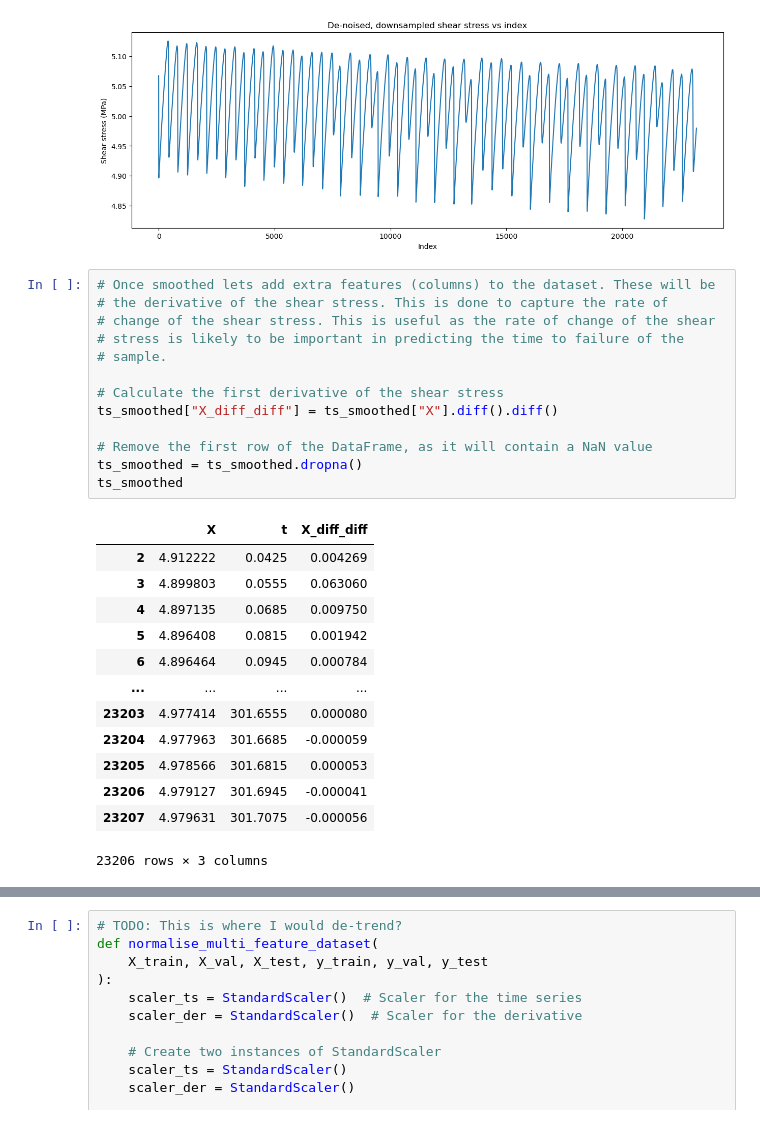
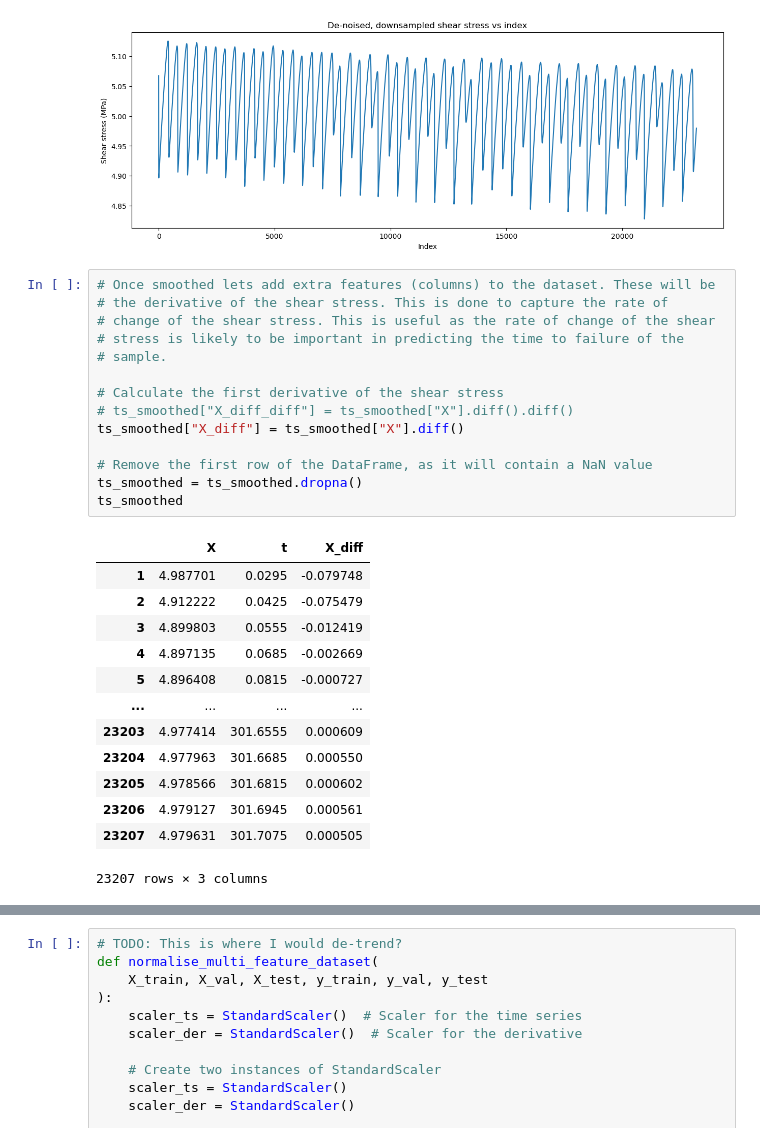
Before and after one commit to ai4er-cdt/earthquake-predictability, a Jupyter notebook: notebooks/AJS361 006 - One-shot multistep ts forecasting LSTM+derivative.ipynb, the cells around one changed output, grey strips where cells are left out. Cells and saved outputs as stored; diff of their text form.

```diff
--- a/notebooks/AJS361 006 - One-shot multistep ts forecasting LSTM+derivative.ipynb
+++ b/notebooks/AJS361 006 - One-shot multistep ts forecasting LSTM+derivative.ipynb
@@ -125,30 +125,31 @@ Text(0.5, 1.0, 'De-noised, downsampled shear stress vs index')
 # %%
 # Once smoothed lets add extra features (columns) to the dataset. These will be
 # the derivative of the shear stress. This is done to capture the rate of
 # change of the shear stress. This is useful as the rate of change of the shear
 # stress is likely to be important in predicting the time to failure of the
 # sample.
 
 # Calculate the first derivative of the shear stress
-ts_smoothed["X_diff_diff"] = ts_smoothed["X"].diff().diff()
+# ts_smoothed["X_diff_diff"] = ts_smoothed["X"].diff().diff()
+ts_smoothed["X_diff"] = ts_smoothed["X"].diff()
 
 # Remove the first row of the DataFrame, as it will contain a NaN value
 ts_smoothed = ts_smoothed.dropna()
 ts_smoothed
 # %% [output]
-|  | X | t | X_diff_diff |
-| 2 | 4.912222 | 0.0425 | 0.004269 |
-| 3 | 4.899803 | 0.0555 | 0.063060 |
-| 4 | 4.897135 | 0.0685 | 0.009750 |
-| 5 | 4.896408 | 0.0815 | 0.001942 |
-| 6 | 4.896464 | 0.0945 | 0.000784 |
+|  | X | t | X_diff |
+| 1 | 4.987701 | 0.0295 | -0.079748 |
+| 2 | 4.912222 | 0.0425 | -0.075479 |
+| 3 | 4.899803 | 0.0555 | -0.012419 |
+| 4 | 4.897135 | 0.0685 | -0.002669 |
+| 5 | 4.896408 | 0.0815 | -0.000727 |
 | ... | ... | ... | ... |
-| 23203 | 4.977414 | 301.6555 | 0.000080 |
-| 23204 | 4.977963 | 301.6685 | -0.000059 |
-| 23205 | 4.978566 | 301.6815 | 0.000053 |
-| 23206 | 4.979127 | 301.6945 | -0.000041 |
-| 23207 | 4.979631 | 301.7075 | -0.000056 |
+| 23203 | 4.977414 | 301.6555 | 0.000609 |
+| 23204 | 4.977963 | 301.6685 | 0.000550 |
+| 23205 | 4.978566 | 301.6815 | 0.000602 |
+| 23206 | 4.979127 | 301.6945 | 0.000561 |
+| 23207 | 4.979631 | 301.7075 | 0.000505 |
-23206 rows × 3 columns
+23207 rows × 3 columns
 # %%
 # Create windows (X lookback) and targets (y forecast) for the model
 
```
Also changed, not shown: parts of 6 cells of this notebook.
